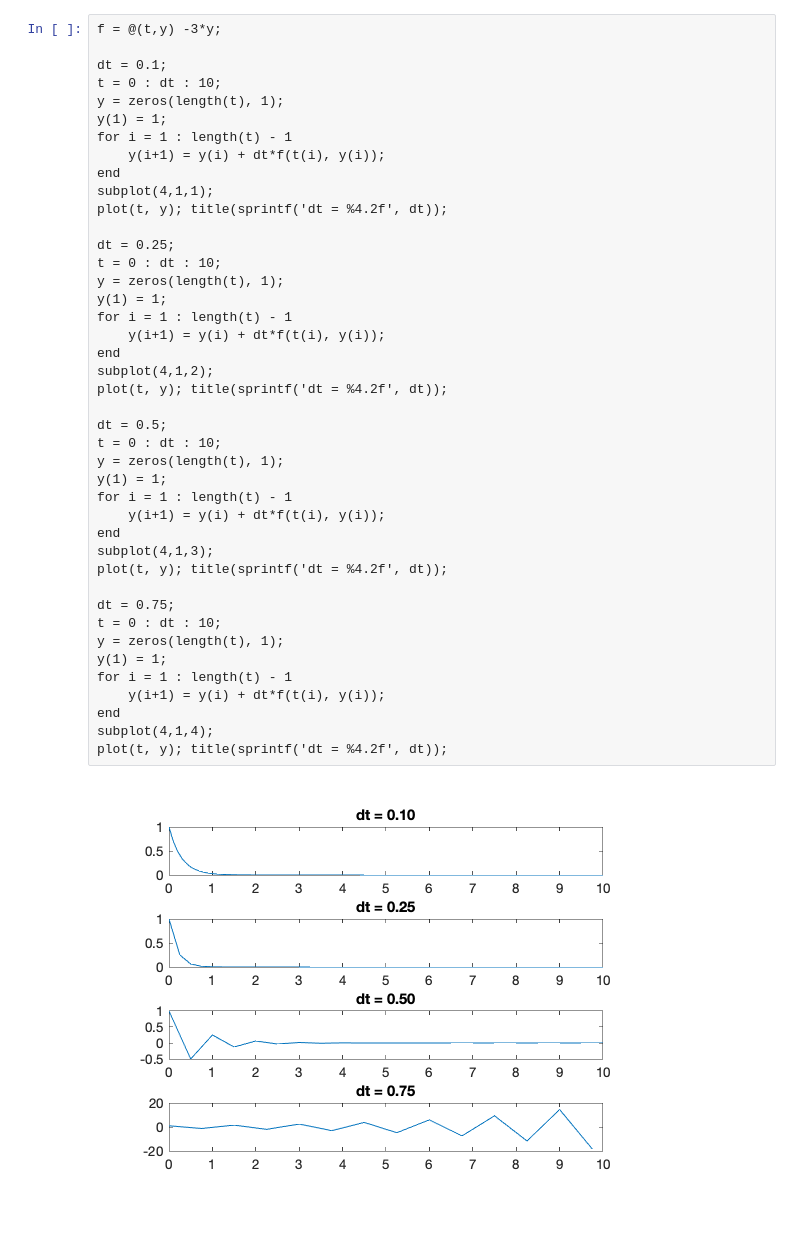
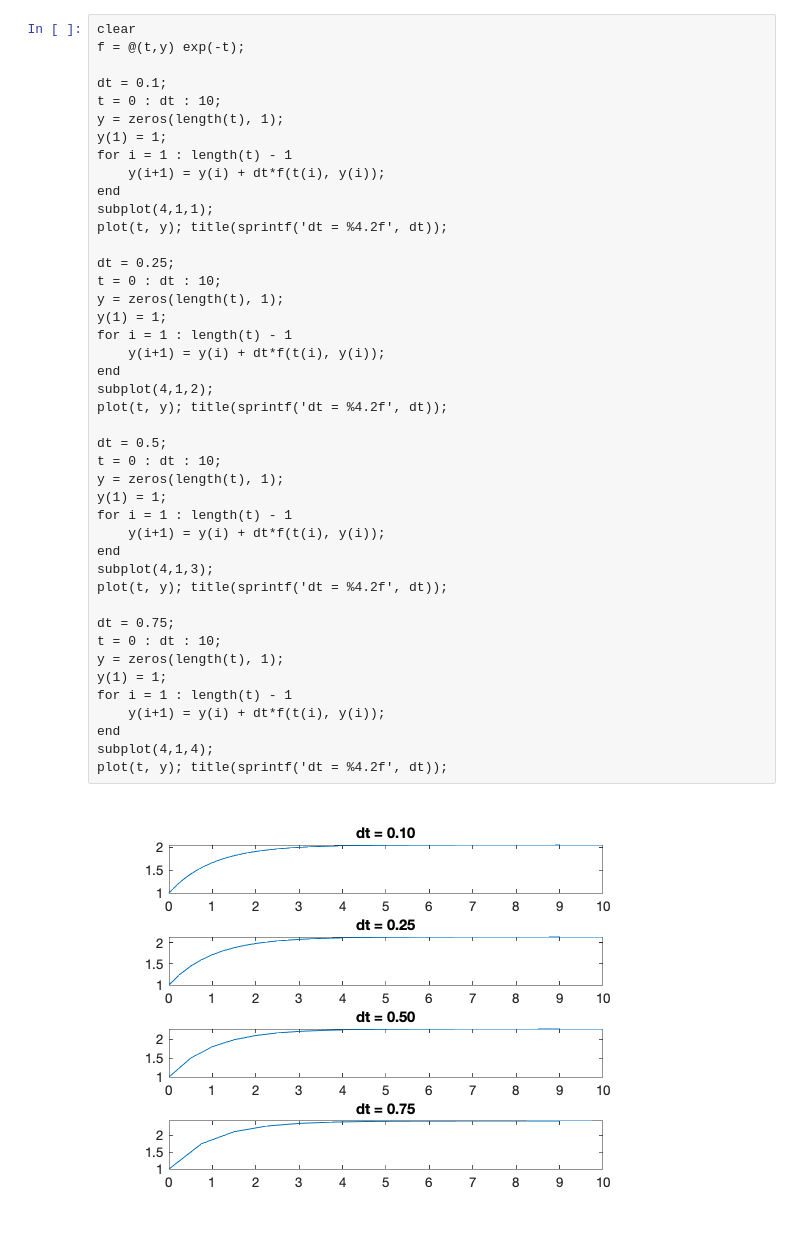
Before and after one commit to kyleniemeyer/ME373, a Jupyter notebook: docs/stiffness-stability.ipynb, the cells around one changed output. Drawn from its saved outputs; the diff is of its cells as text.

```diff
--- a/docs/stiffness-stability.ipynb
+++ b/docs/stiffness-stability.ipynb
@@ -16,5 +69,6 @@ Let's try solving this with the Forward Euler method, integrating over $0 \leq t
 # %%
-f = @(t,y) -3*y;
+clear
+f = @(t,y) exp(-t);
 
 dt = 0.1;
 t = 0 : dt : 10;
@@ -29,31 +83,31 @@ plot(t, y); title(sprintf('dt = %4.2f', dt));
 dt = 0.25;
 t = 0 : dt : 10;
 y = zeros(length(t), 1);
 y(1) = 1;
 for i = 1 : length(t) - 1
     y(i+1) = y(i) + dt*f(t(i), y(i));
 end
 subplot(4,1,2);
 plot(t, y); title(sprintf('dt = %4.2f', dt));
 
 dt = 0.5;
 t = 0 : dt : 10;
 y = zeros(length(t), 1);
 y(1) = 1;
 for i = 1 : length(t) - 1
     y(i+1) = y(i) + dt*f(t(i), y(i));
 end
 subplot(4,1,3);
 plot(t, y); title(sprintf('dt = %4.2f', dt));
 
 dt = 0.75;
 t = 0 : dt : 10;
 y = zeros(length(t), 1);
 y(1) = 1;
 for i = 1 : length(t) - 1
     y(i+1) = y(i) + dt*f(t(i), y(i));
 end
 subplot(4,1,4);
 plot(t, y); title(sprintf('dt = %4.2f', dt));
 # %% [output]
-[figure, old version]
+[figure, new version]
```
Also changed, not shown: parts of 18 cells of this notebook.
